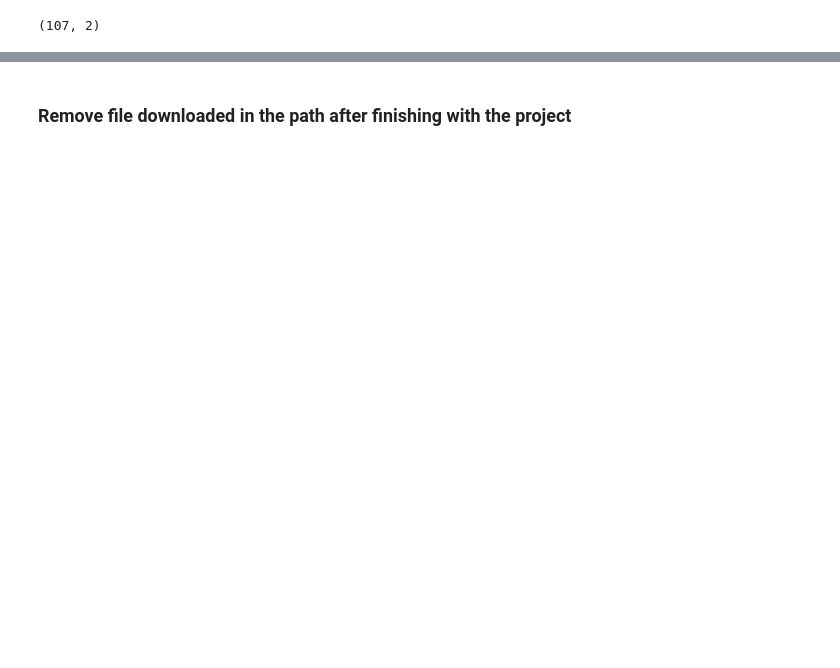
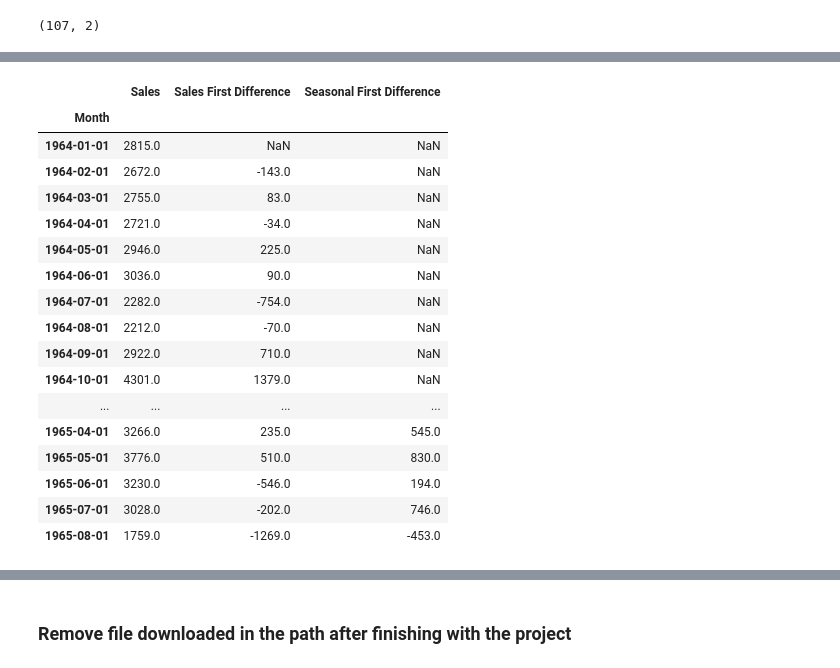
Before and after one commit to NathaliaBarreiros/Data-Science-Practice-Projects, a Jupyter notebook: Sales of Product Prediction - Time Series /Time_series_product_sales_prediction.ipynb, the cells around one changed output, grey strips where cells are left out. Drawn from its saved outputs; the diff is of its cells as text; code cells hidden in the pictures; blank space fills up the shorter version.

```diff
--- a/Sales of Product Prediction - Time Series /Time_series_product_sales_prediction.ipynb
+++ b/Sales of Product Prediction - Time Series /Time_series_product_sales_prediction.ipynb
@@ -54,0 +262,21 @@ dtype: int64
+# %%
+df.head(20)
+# %% [output]
+|  | Sales | Sales First Difference | Seasonal First Difference |
+| Month |  |  |  |
+| 1964-01-01 | 2815.0 | NaN | NaN |
+| 1964-02-01 | 2672.0 | -143.0 | NaN |
+| 1964-03-01 | 2755.0 | 83.0 | NaN |
+| 1964-04-01 | 2721.0 | -34.0 | NaN |
+| 1964-05-01 | 2946.0 | 225.0 | NaN |
+| 1964-06-01 | 3036.0 | 90.0 | NaN |
+| 1964-07-01 | 2282.0 | -754.0 | NaN |
+| 1964-08-01 | 2212.0 | -70.0 | NaN |
+| 1964-09-01 | 2922.0 | 710.0 | NaN |
+| 1964-10-01 | 4301.0 | 1379.0 | NaN |
+| ... | ... | ... | ... |
+| 1965-04-01 | 3266.0 | 235.0 | 545.0 |
+| 1965-05-01 | 3776.0 | 510.0 | 830.0 |
+| 1965-06-01 | 3230.0 | -546.0 | 194.0 |
+| 1965-07-01 | 3028.0 | -202.0 | 746.0 |
+| 1965-08-01 | 1759.0 | -1269.0 | -453.0 |
```
Also changed, not shown: parts of 39 cells of this notebook.
